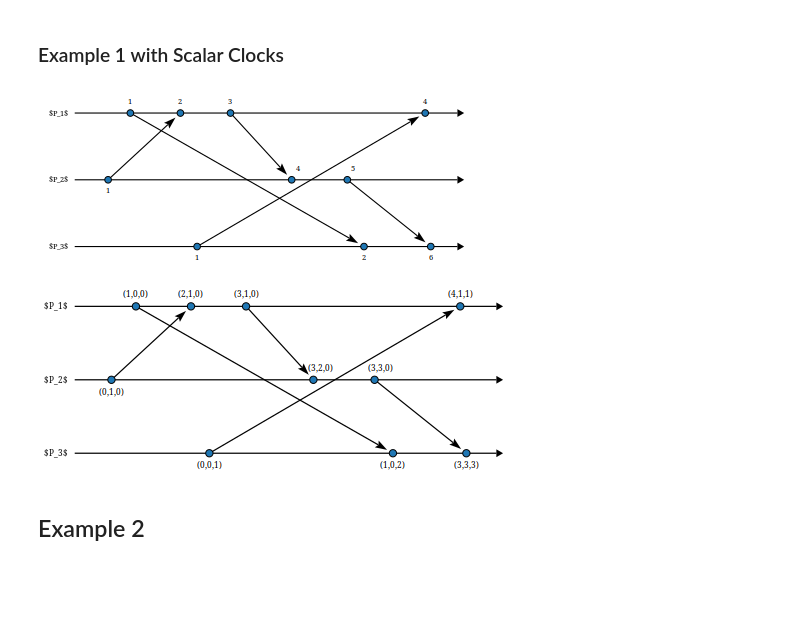
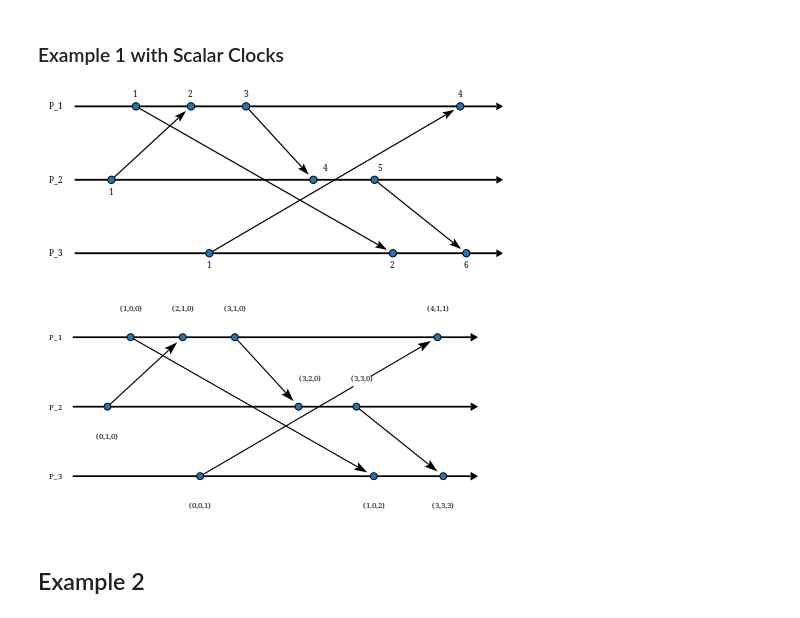
Before and after one commit to dunnl/distributed-systems-art, a Jupyter notebook: notebooks/Diagrams.ipynb, the cells around one changed output. Saved outputs shown, nothing was run; the diff lists cells and outputs as text; code cells hidden in the pictures; blank space fills up the shorter version.

```diff
--- a/notebooks/Diagrams.ipynb
+++ b/notebooks/Diagrams.ipynb
@@ -202,16 +250,16 @@ messagePassingArrowOpts = with & arrowHead  .~ dart
 # %% [markdown]
 ## Example 1
 # %%
-ex1m1send lbl = ("m1s", math lbl, 30, littledown, eventCircle)
-ex1m2send lbl = ("m2s", math lbl, 50, littleup, eventCircle)
-ex1m1recv lbl = ("m1r", math lbl, 95, littleup, eventCircle)
-ex1m3send lbl = ("m3s", math lbl, 110, littledown, eventCircle)
-ex1m4send lbl = ("m4s", math lbl, 140, littleup, eventCircle)
-ex1m4recv lbl = ("m4r", math lbl, 195, Just (6, 10), eventCircle)
-ex1m5send lbl = ("m5s", math lbl, 245, Just (5, 10), eventCircle)
-ex1m2recv lbl = ("m2r", math lbl, 260, littledown, eventCircle)
-ex1m3recv lbl = ("m3r", math lbl, 315, littleup, eventCircle)
-ex1m5recv lbl = ("m5r", math lbl, 320, littledown, eventCircle)
+ex1m1send = simpleEvent "m1s" 30 slightlyDown
+ex1m2send = simpleEvent "m2s" 50 slightlyUp
+ex1m1recv = simpleEvent "m1r" 95 slightlyUp
+ex1m3send = simpleEvent "m3s" 110 slightlyDown
+ex1m4send = simpleEvent "m4s" 140 slightlyUp
+ex1m4recv = simpleEvent "m4r" 195 (Just (10, 10))
+ex1m5send = simpleEvent "m5s" 245 (Just (5, 10))
+ex1m2recv = simpleEvent "m2r" 260 slightlyDown
+ex1m3recv = simpleEvent "m3r" 315 slightlyUp
+ex1m5recv = simpleEvent "m5r" 320 slightlyDown
 
 ex1arrows =
     [ ("m1s", "m1r")
@@ -247,11 +295,11 @@ pdiagram messagePassingExample
 # %% [markdown]
 ### Example 1 with Scalar Clocks
 # %%
-messagePassingExampleScalar :: Diagram B
-messagePassingExampleScalar =
-     mkWorlds [ ("$P_1$", p1h, [], [m2send, m1recv, m4send, m3recv])
-              , ("$P_2$", p2h, [], [m1send, m4recv, m5send])
-              , ("$P_3$", p3h, [], [m3send, m2recv, m5recv])
+mpEx1Sc :: Diagram B
+mpEx1Sc =
+     mkWorlds [ (math "P_1", p1h, [], [m2send, m1recv, m4send, m3recv])
+              , (math "P_2", p2h, [], [m1send, m4recv, m5send])
+              , (math "P_3", p3h, [], [m3send, m2recv, m5recv])
               ]
               ex1arrows
               messagePassingArrowOpts
@@ -267,33 +315,33 @@ messagePassingExampleScalar =
     m3recv = ex1m3recv "4"
     m5recv = ex1m5recv "6"
 
-diagram messagePassingExampleScalar
+diagram mpEx1Sc
 # %% [output]
-[figure, old version]
+[figure, new version]
 # %%
-messagePassingExampleVector :: Diagram B
-messagePassingExampleVector =
-     mkWorlds [ ("$P_1$", p1h, [], [m2send, m1recv, m4send, m3recv])
-              , ("$P_2$", p2h, [], [m1send, m4recv, m5send])
-              , ("$P_3$", p3h, [], [m3send, m2recv, m5recv])
+mpEx1Vec :: Diagram B
+mpEx1Vec =
+     mkWorlds [ (math "P_1", p1h, [], [m2send, m1recv, m4send, m3recv])
+              , (math "P_2", p2h, [], [m1send, m4recv, m5send])
+              , (math "P_3", p3h, [], [m3send, m2recv, m5recv])
               ]
               ex1arrows
               messagePassingArrowOpts
   where
-    m1send = ex1m1send $ vector (0,1,0)
-    m2send = ex1m2send $ vector (1,0,0)
-    m1recv = ex1m1recv $ vector (2,1,0)
-    m3send = ex1m3send $ vector (0,0,1)
-    m4send = ex1m4send $ vector (3,1,0)
-    m4recv = ex1m4recv $ vector (3,2,0)
-    m5send = ex1m5send $ vector (3,3,0)
-    m2recv = ex1m2recv $ vector (1,0,2)
-    m3recv = ex1m3recv $ vector (4,1,1)
-    m5recv = ex1m5recv $ vector (3,3,3)
+    m1send = scootForVector . ex1m1send $ vector (0,1,0)
+    m2send = scootForVector . ex1m2send $ vector (1,0,0)
+    m1recv = scootForVector . ex1m1recv $ vector (2,1,0)
+    m3send = scootForVector . ex1m3send $ vector (0,0,1)
+    m4send = scootForVector . ex1m4send $ vector (3,1,0)
+    m4recv = scootForVector . ex1m4recv $ vector (3,2,0)
+    m5send = scootForVector . ex1m5send $ vector (3,3,0)
+    m2recv = scootForVector . ex1m2recv $ vector (1,0,2)
+    m3recv = scootForVector . ex1m3recv $ vector (4,1,1)
+    m5recv = scootForVector . ex1m5recv $ vector (3,3,3)
 
-diagram messagePassingExampleVector
+diagram mpEx1Vec
 # %% [output]
-[figure, old version]
+[figure, new version]
 # %% [markdown]
 ## Example 2
 # %%
```
Also changed, not shown: parts of 31 cells of this notebook, 3 other files.
